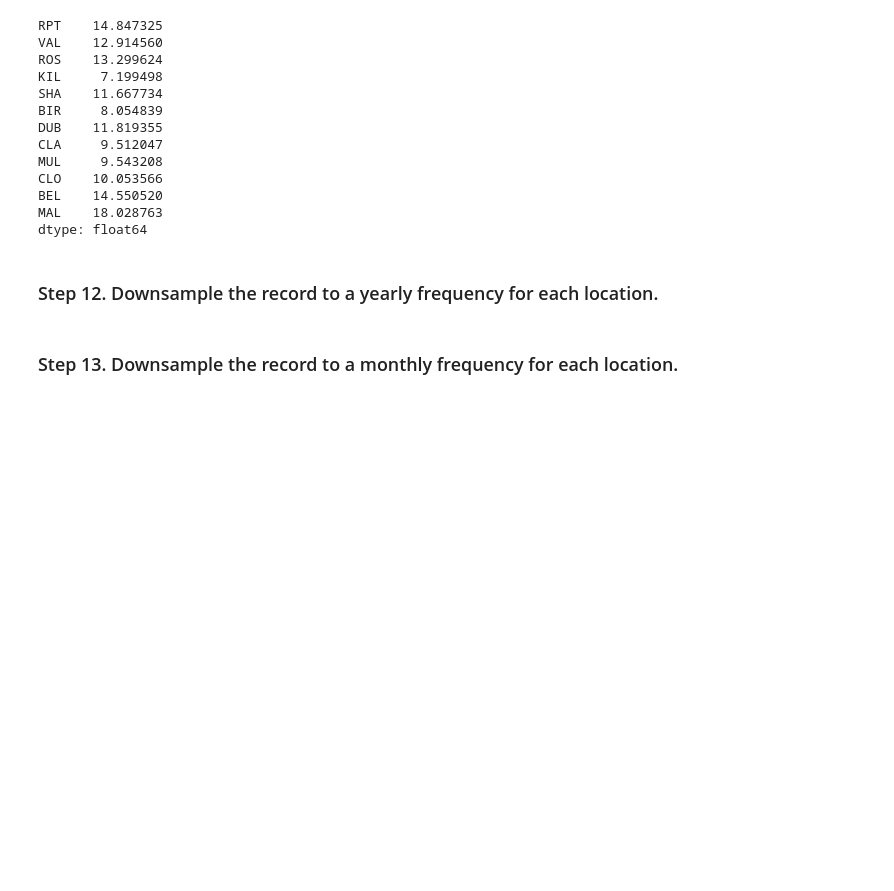
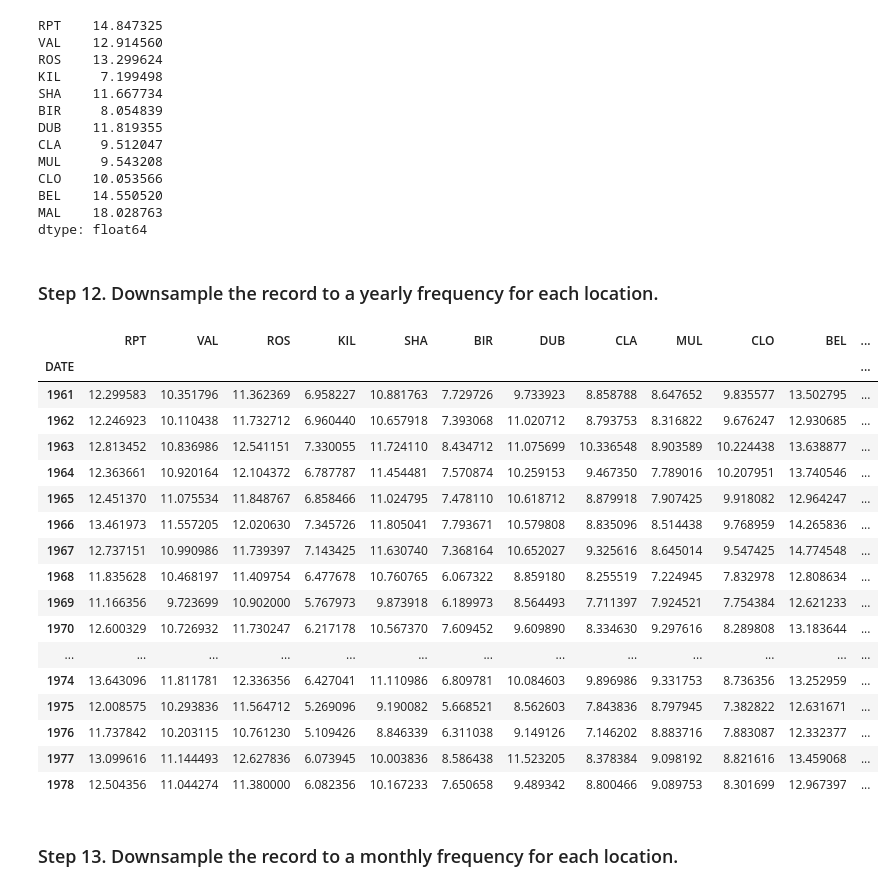
Before and after one commit to Mazako/pandas_exercises, a Jupyter notebook: 06_Stats/Wind_Stats/Exercises.ipynb, the cells around one changed output. Saved outputs shown, nothing was run; the diff lists cells and outputs as text; code cells hidden in the pictures; blank space fills up the shorter version.

```diff
--- a/06_Stats/Wind_Stats/Exercises.ipynb
+++ b/06_Stats/Wind_Stats/Exercises.ipynb
@@ -172,5 +172,26 @@ MAL    18.028763
 dtype: float64
 # %% [markdown]
 ### Step 12. Downsample the record to a yearly frequency for each location.
+# %%
+data.groupby(data.index.year).mean()
+# %% [output]
+|  | RPT | VAL | ROS | KIL | SHA | BIR | DUB | CLA | MUL | CLO | BEL | ... |
+| DATE |  |  |  |  |  |  |  |  |  |  |  | ... |
+| 1961 | 12.299583 | 10.351796 | 11.362369 | 6.958227 | 10.881763 | 7.729726 | 9.733923 | 8.858788 | 8.647652 | 9.835577 | 13.502795 | ... |
+| 1962 | 12.246923 | 10.110438 | 11.732712 | 6.960440 | 10.657918 | 7.393068 | 11.020712 | 8.793753 | 8.316822 | 9.676247 | 12.930685 | ... |
+| 1963 | 12.813452 | 10.836986 | 12.541151 | 7.330055 | 11.724110 | 8.434712 | 11.075699 | 10.336548 | 8.903589 | 10.224438 | 13.638877 | ... |
+| 1964 | 12.363661 | 10.920164 | 12.104372 | 6.787787 | 11.454481 | 7.570874 | 10.259153 | 9.467350 | 7.789016 | 10.207951 | 13.740546 | ... |
+| 1965 | 12.451370 | 11.075534 | 11.848767 | 6.858466 | 11.024795 | 7.478110 | 10.618712 | 8.879918 | 7.907425 | 9.918082 | 12.964247 | ... |
+| 1966 | 13.461973 | 11.557205 | 12.020630 | 7.345726 | 11.805041 | 7.793671 | 10.579808 | 8.835096 | 8.514438 | 9.768959 | 14.265836 | ... |
+| 1967 | 12.737151 | 10.990986 | 11.739397 | 7.143425 | 11.630740 | 7.368164 | 10.652027 | 9.325616 | 8.645014 | 9.547425 | 14.774548 | ... |
+| 1968 | 11.835628 | 10.468197 | 11.409754 | 6.477678 | 10.760765 | 6.067322 | 8.859180 | 8.255519 | 7.224945 | 7.832978 | 12.808634 | ... |
+| 1969 | 11.166356 | 9.723699 | 10.902000 | 5.767973 | 9.873918 | 6.189973 | 8.564493 | 7.711397 | 7.924521 | 7.754384 | 12.621233 | ... |
+| 1970 | 12.600329 | 10.726932 | 11.730247 | 6.217178 | 10.567370 | 7.609452 | 9.609890 | 8.334630 | 9.297616 | 8.289808 | 13.183644 | ... |
+| ... | ... | ... | ... | ... | ... | ... | ... | ... | ... | ... | ... | ... |
+| 1974 | 13.643096 | 11.811781 | 12.336356 | 6.427041 | 11.110986 | 6.809781 | 10.084603 | 9.896986 | 9.331753 | 8.736356 | 13.252959 | ... |
+| 1975 | 12.008575 | 10.293836 | 11.564712 | 5.269096 | 9.190082 | 5.668521 | 8.562603 | 7.843836 | 8.797945 | 7.382822 | 12.631671 | ... |
+| 1976 | 11.737842 | 10.203115 | 10.761230 | 5.109426 | 8.846339 | 6.311038 | 9.149126 | 7.146202 | 8.883716 | 7.883087 | 12.332377 | ... |
+| 1977 | 13.099616 | 11.144493 | 12.627836 | 6.073945 | 10.003836 | 8.586438 | 11.523205 | 8.378384 | 9.098192 | 8.821616 | 13.459068 | ... |
+| 1978 | 12.504356 | 11.044274 | 11.380000 | 6.082356 | 10.167233 | 7.650658 | 9.489342 | 8.800466 | 9.089753 | 8.301699 | 12.967397 | ... |
 # %% [markdown]
 ### Step 13. Downsample the record to a monthly frequency for each location.
```
Also changed, not shown: parts of 3 cells of this notebook, 4 other files.
